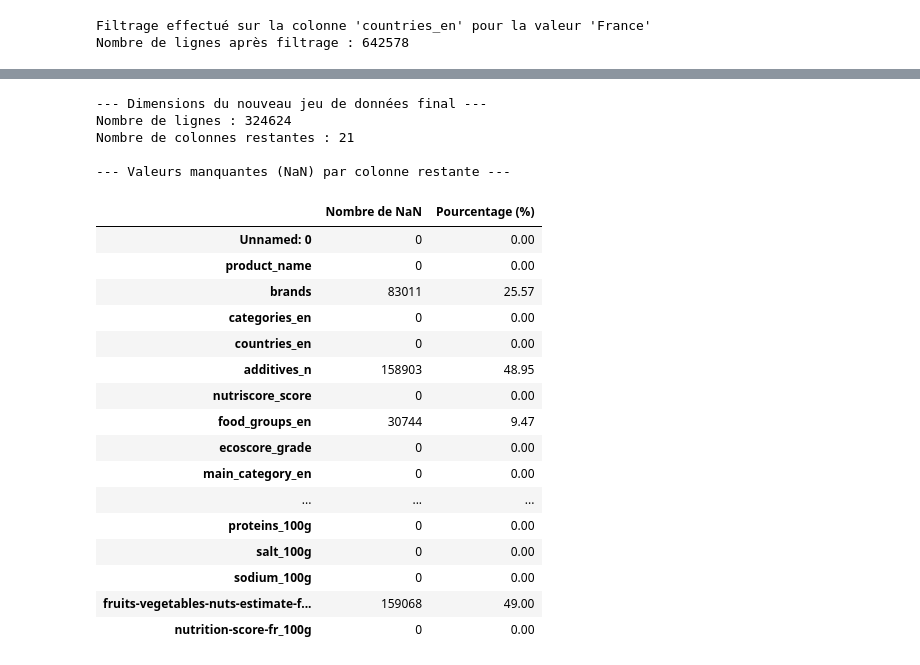
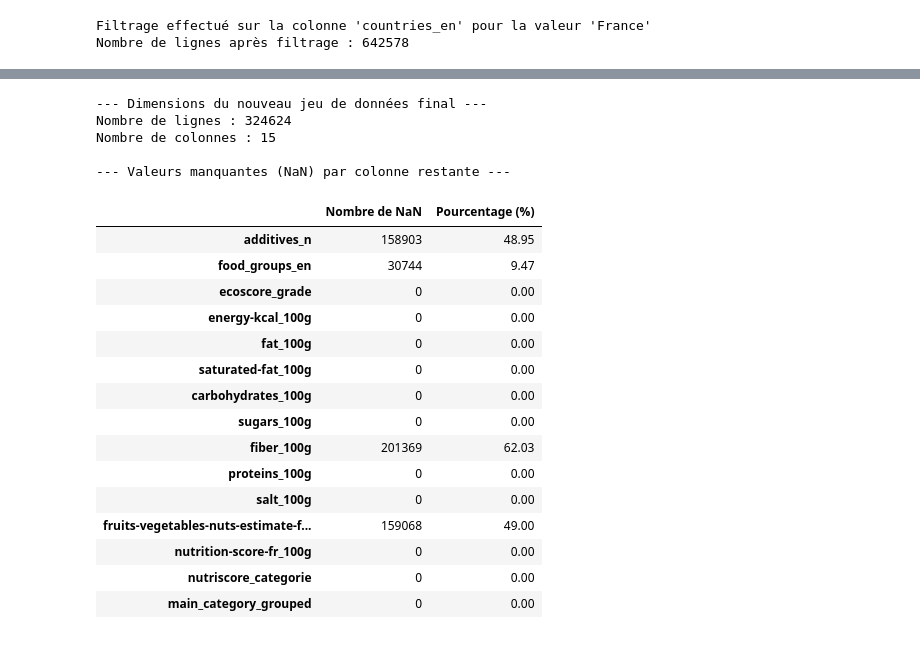
Before and after one commit to SvenPery/Nutri-Score-Prediction, a Jupyter notebook: AAA_optimisation_dataset.ipynb, the cells around one changed output, grey strips where cells are left out. Drawn from its saved outputs; the diff is of its cells as text; code cells hidden in the pictures.

```diff
--- a/AAA_optimisation_dataset.ipynb
+++ b/AAA_optimisation_dataset.ipynb
@@ -2,8 +58,10 @@
 import pandas as pd
 
 # 1. Chargement du fichier CSV
-file_path = '/content/openfoodfacts_cleaned.csv'
+file_path = '/content/dataset_openfoodfacts.csv'
 df = pd.read_csv(file_path)
+
+df = df.drop(columns=['Unnamed: 0']) # Index résiduel du au chargement initial du fichier
 
 # Affichage des premières lignes
 print("--- Aperçu des 5 premières lignes ---")
@@ -19,0 +111,3 @@ display(df.isna().sum().to_frame(name='Valeurs Manquantes'))
+# %%
+# Suppression de la colonne "nutriscore_score"
+df = df.drop(columns="nutriscore_score", axis=1)
@@ -153,7 +240,4 @@ display(df_eco_categories)
 # %%
-# On définit notre sous-ensemble d'étude : uniquement la France et avec un Nutri-Score renseigné
-df_france_nutri_valide = df_france[df_france['nutrition-score-fr_100g'].notna()]
-
 print("--- Nombre de valeurs manquantes (NaN) par colonne pour le jeu de données France avec Nutri-Score renseigné ---")
 print(f"Taille du sous-ensemble : {df_france_nutri_valide.shape[0]} lignes\n")
 
@@ -187,47 +301,53 @@ Taille du sous-ensemble : 324624 lignes
 # %%
-# Liste des colonnes à supprimer demandées par l'utilisateur
+# Liste des colonnes à supprimer
 columns_to_drop = [
-    'vitamin-a_100g', 'vitamin-c_100g', 'potassium_100g', 'calcium_100g',
-    'iron_100g', 'cholesterol_100g', 'trans-fat_100g', 'polyunsaturated-fat_100g',
-    'monounsaturated-fat_100g', 'generic_name', 'quantity', 'origins_en', 'traces_en',
-    'additives_en','ecoscore_score'
+     'generic_name', 'quantity', 'brands', 'origins_en', 'traces_en', 'additives_en',
+     'monounsaturated-fat_100g', 'polyunsaturated-fat_100g', 'trans-fat_100g', 'cholesterol_100g',
+     'vitamin-a_100g', 'vitamin-c_100g', 'potassium_100g', 'calcium_100g', 'iron_100g',
+     'sodium_100g',
+     'ecoscore_score',
+     'categories_en', 'main_category_en','countries_en','product_name'
 ]
 
-# Suppression des colonnes présentes dans notre sous-ensemble d'étude
-# (Nous utilisons errors='ignore' par sécurité au cas où l'une des colonnes n'existait pas)
-df_france_final = df_france_nutri_valide.drop(columns=columns_to_drop, errors='ignore')
+# Sécurité (contre fautes de frappe par exemple): on vérifie que toutes les colonnes à supprimer existent dans le df
+missing_cols = [col for col in columns_to_drop if col not in df_france_nutri_valide.columns]
+
+if missing_cols:
+    raise ValueError(f"Erreur : Les colonnes suivantes sont absentes du dataset et ne peuvent pas être supprimées : {missing_cols}")
+
+# Suppression des colonnes
+df_france_final = df_france_nutri_valide.drop(columns=columns_to_drop)
 
 # Affichage des dimensions du nouveau dataset
 print("--- Dimensions du nouveau jeu de données final ---")
 print(f"Nombre de lignes : {df_france_final.shape[0]}")
-print(f"Nombre de colonnes restantes : {df_france_final.shape[1]}\n")
+print(f"Nombre de colonnes : {df_france_final.shape[1]}\n")
 
 # Calcul et affichage du nombre et pourcentage de NaN pour les colonnes restantes
 nan_counts_final = df_france_final.isna().sum().to_frame(name='Nombre de NaN')
 nan_counts_final['Pourcentage (%)'] = ((df_france_final.isna().sum() / len(df_france_final)) * 100).round(2)
 
 print("--- Valeurs manquantes (NaN) par colonne restante ---")
 display(nan_counts_final)
 # %% [output]
 --- Dimensions du nouveau jeu de données final ---
 Nombre de lignes : 324624
-Nombre de colonnes restantes : 21
+Nombre de colonnes : 15
 
 --- Valeurs manquantes (NaN) par colonne restante ---
 |  | Nombre de NaN | Pourcentage (%) |
-| Unnamed: 0 | 0 | 0.00 |
-| product_name | 0 | 0.00 |
-| brands | 83011 | 25.57 |
-| categories_en | 0 | 0.00 |
-| countries_en | 0 | 0.00 |
 | additives_n | 158903 | 48.95 |
-| nutriscore_score | 0 | 0.00 |
 | food_groups_en | 30744 | 9.47 |
 | ecoscore_grade | 0 | 0.00 |
-| main_category_en | 0 | 0.00 |
-| ... | ... | ... |
+| energy-kcal_100g | 0 | 0.00 |
+| fat_100g | 0 | 0.00 |
+| saturated-fat_100g | 0 | 0.00 |
+| carbohydrates_100g | 0 | 0.00 |
+| sugars_100g | 0 | 0.00 |
+| fiber_100g | 201369 | 62.03 |
 | proteins_100g | 0 | 0.00 |
 | salt_100g | 0 | 0.00 |
-| sodium_100g | 0 | 0.00 |
 | fruits-vegetables-nuts-estimate-f... | 159068 | 49.00 |
 | nutrition-score-fr_100g | 0 | 0.00 |
+| nutriscore_categorie | 0 | 0.00 |
+| main_category_grouped | 0 | 0.00 |
```
Also changed, not shown: parts of 28 cells of this notebook.
